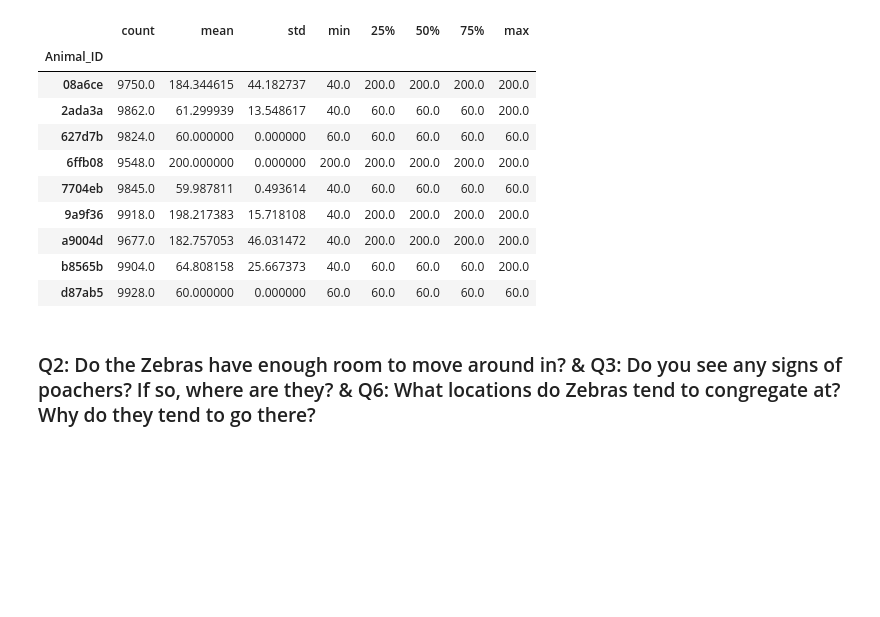
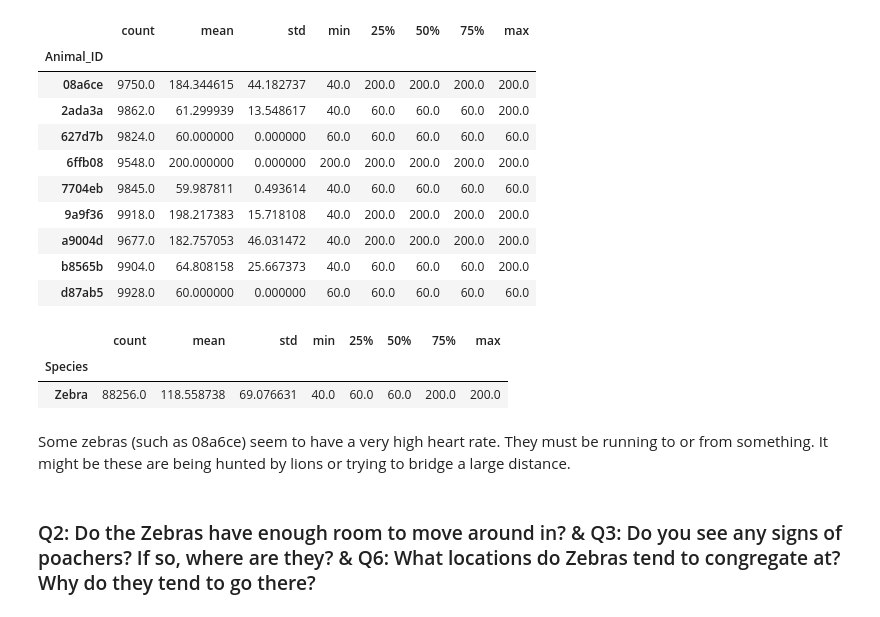
Before and after one commit to RahulSinghalChicago/iot-lab5, a Jupyter notebook: 01_Sim_logs_EDA.ipynb, the cells around one changed output. Cells and saved outputs as stored; diff of their text form; code cells hidden in the pictures; blank space fills up the shorter version.

```diff
--- a/01_Sim_logs_EDA.ipynb
+++ b/01_Sim_logs_EDA.ipynb
@@ -167,6 +167,14 @@ df_zebras.groupby('Animal_ID').describe()['Heart Rate']
 | a9004d | 9677.0 | 182.757053 | 46.031472 | 40.0 | 200.0 | 200.0 | 200.0 | 200.0 |
 | b8565b | 9904.0 | 64.808158 | 25.667373 | 40.0 | 60.0 | 60.0 | 60.0 | 200.0 |
 | d87ab5 | 9928.0 | 60.000000 | 0.000000 | 60.0 | 60.0 | 60.0 | 60.0 | 60.0 |
+# %%
+df_zebras.groupby('Species').describe()['Heart Rate']
+# %% [output]
+|  | count | mean | std | min | 25% | 50% | 75% | max |
+| Species |  |  |  |  |  |  |  |  |
+| Zebra | 88256.0 | 118.558738 | 69.076631 | 40.0 | 60.0 | 60.0 | 200.0 | 200.0 |
+# %% [markdown]
+Some zebras (such as 08a6ce) seem to have a very high heart rate. They must be running to or from something. It might be these are being hunted by lions or trying to bridge a large distance.
 # %% [markdown]
 ### Q2: Do the Zebras have enough room to move around in? & Q3: Do you see any signs of poachers? If so, where are they? & Q6: What locations do Zebras tend to congregate at? Why do they tend to go there?
 # %%
```
Also changed, not shown: parts of 6 cells of this notebook, 1 other file.
